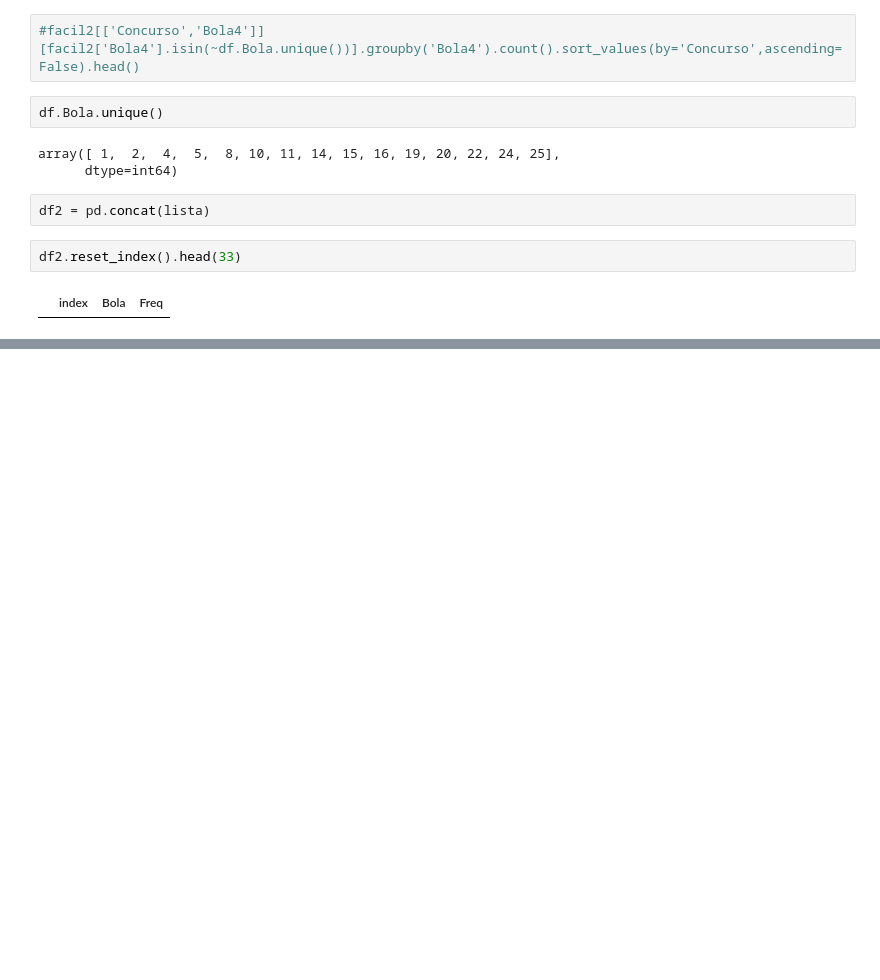
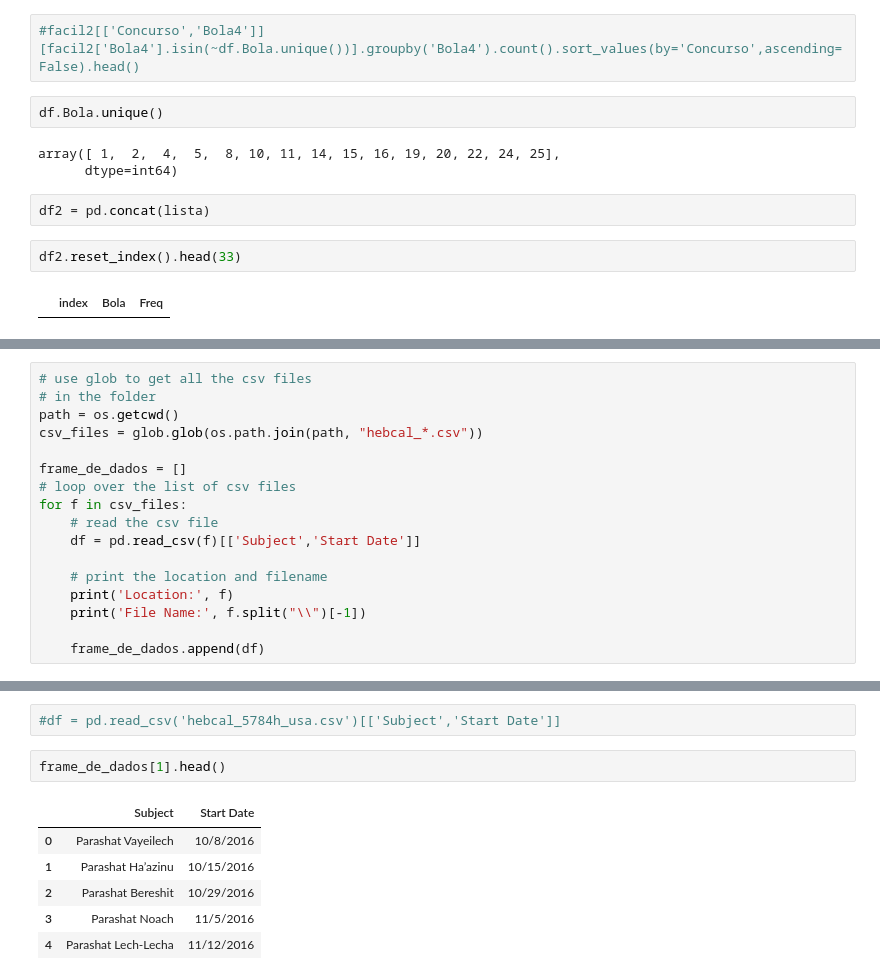
Before and after one commit to patrickfrancoalves/pibmunic, a Jupyter notebook: Loteria/LotoFacil.ipynb, the cells around one changed output, grey strips where cells are left out. Saved outputs shown, nothing was run; the diff lists cells and outputs as text; blank space fills up the shorter version.

```diff
--- a/Loteria/LotoFacil.ipynb
+++ b/Loteria/LotoFacil.ipynb
@@ -192,0 +206,17 @@ df2.reset_index().head(33)
+# %%
+# use glob to get all the csv files
+# in the folder
+path = os.getcwd()
+csv_files = glob.glob(os.path.join(path, "hebcal_*.csv"))
+
+frame_de_dados = []
+# loop over the list of csv files
+for f in csv_files:
+    # read the csv file
+    df = pd.read_csv(f)[['Subject','Start Date']]
+
+    # print the location and filename
+    print('Location:', f)
+    print('File Name:', f.split("\\")[-1])
+
+    frame_de_dados.append(df)
@@ -192,0 +242,11 @@ df2.reset_index().head(33)
+# %%
+#df = pd.read_csv('hebcal_5784h_usa.csv')[['Subject','Start Date']]
+# %%
+frame_de_dados[1].head()
+# %% [output]
+|  | Subject | Start Date |
+| 0 | Parashat Vayeilech | 10/8/2016 |
+| 1 | Parashat Ha’azinu | 10/15/2016 |
+| 2 | Parashat Bereshit | 10/29/2016 |
+| 3 | Parashat Noach | 11/5/2016 |
+| 4 | Parashat Lech-Lecha | 11/12/2016 |
```
Also changed, not shown: parts of 2 cells of this notebook, 18 other files.
